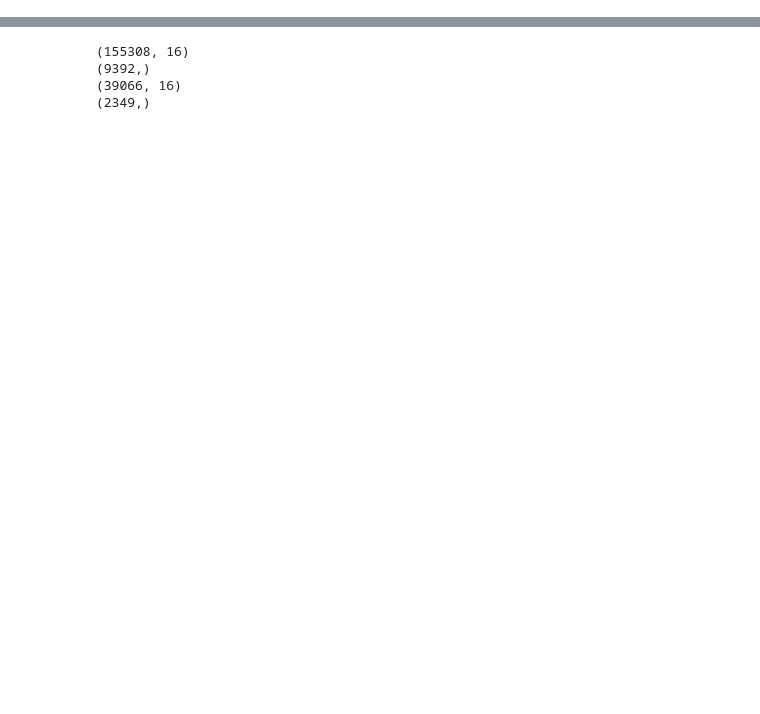
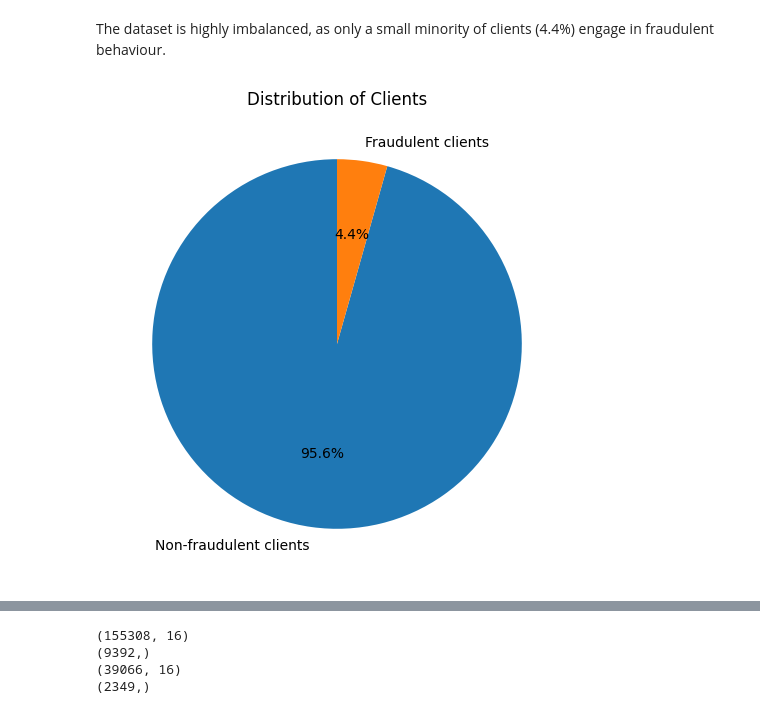
Before and after one commit to kevinkhoow/ml-fraud-prediction, a Jupyter notebook: code/code.ipynb, the cells around one changed output, grey strips where cells are left out. Saved outputs shown, nothing was run; the diff lists cells and outputs as text; code cells hidden in the pictures; blank space fills up the shorter version.

```diff
--- a/code/code.ipynb
+++ b/code/code.ipynb
@@ -133,0 +49,5 @@ Index(['id', 'date_invoice', 'tarif_type', 'counter_statue',
+# %%
+client.rename(columns={'date': 'date_client'}, inplace=True)
+invoice.rename(columns={'date': 'date_invoice'}, inplace=True)
+
+df = pd.merge(client, invoice, on='id', how='left')
@@ -133,0 +89,15 @@ Index(['id', 'date_invoice', 'tarif_type', 'counter_statue',
+# %% [markdown]
+The dataset is highly imbalanced, as only a small minority of clients (4.4%) engage in fraudulent behaviour.
+# %%
+client_0 = df[df['target'] == 0]['id'].nunique()
+client_1 = df[df['target'] == 1]['id'].nunique()
+
+data = [client_0, client_1]
+labels = ['Non-fraudulent clients', 'Fraudulent clients']
+
+plt.figure(figsize=(6, 6))
+plt.pie(data, labels=labels, autopct='%1.1f%%', startangle=90)
+plt.title('Distribution of Clients')
+plt.show()
+# %% [output]
+[figure, added]
```
Also changed, not shown: parts of 95 cells of this notebook, 1 other file.
